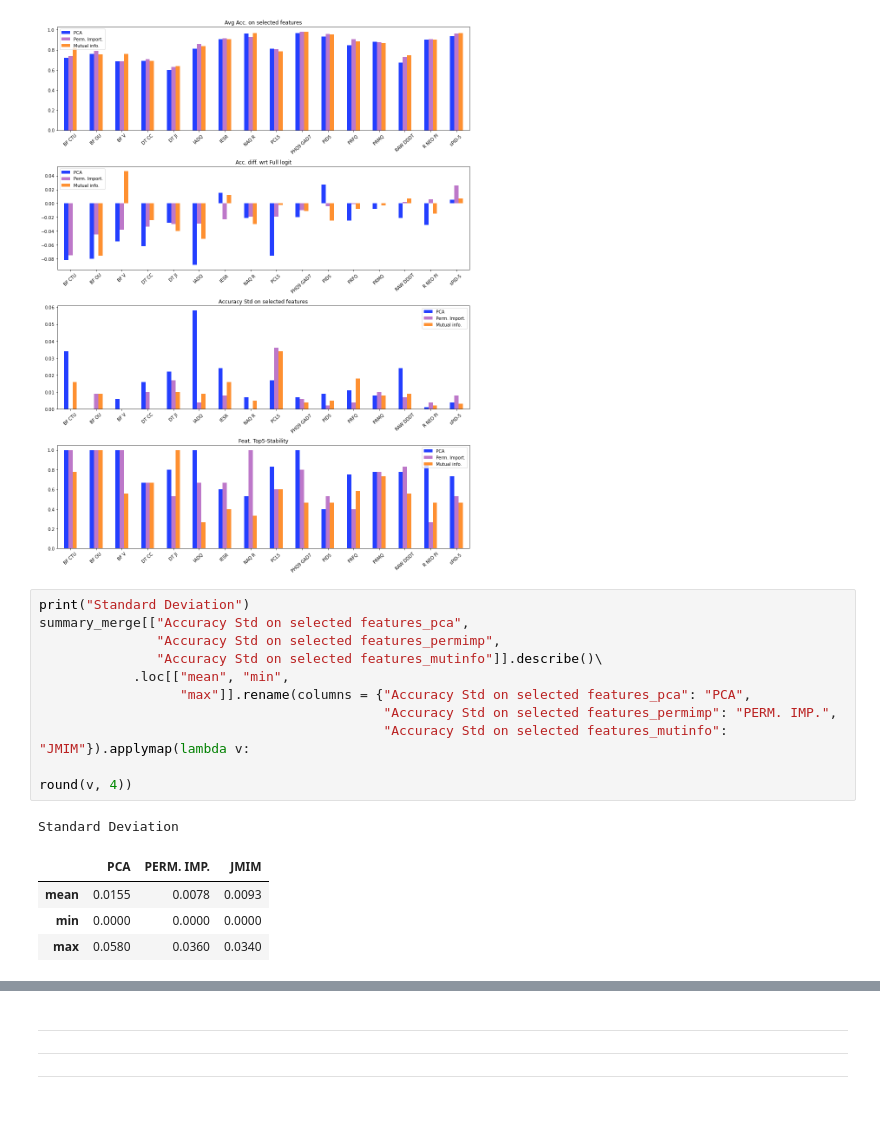
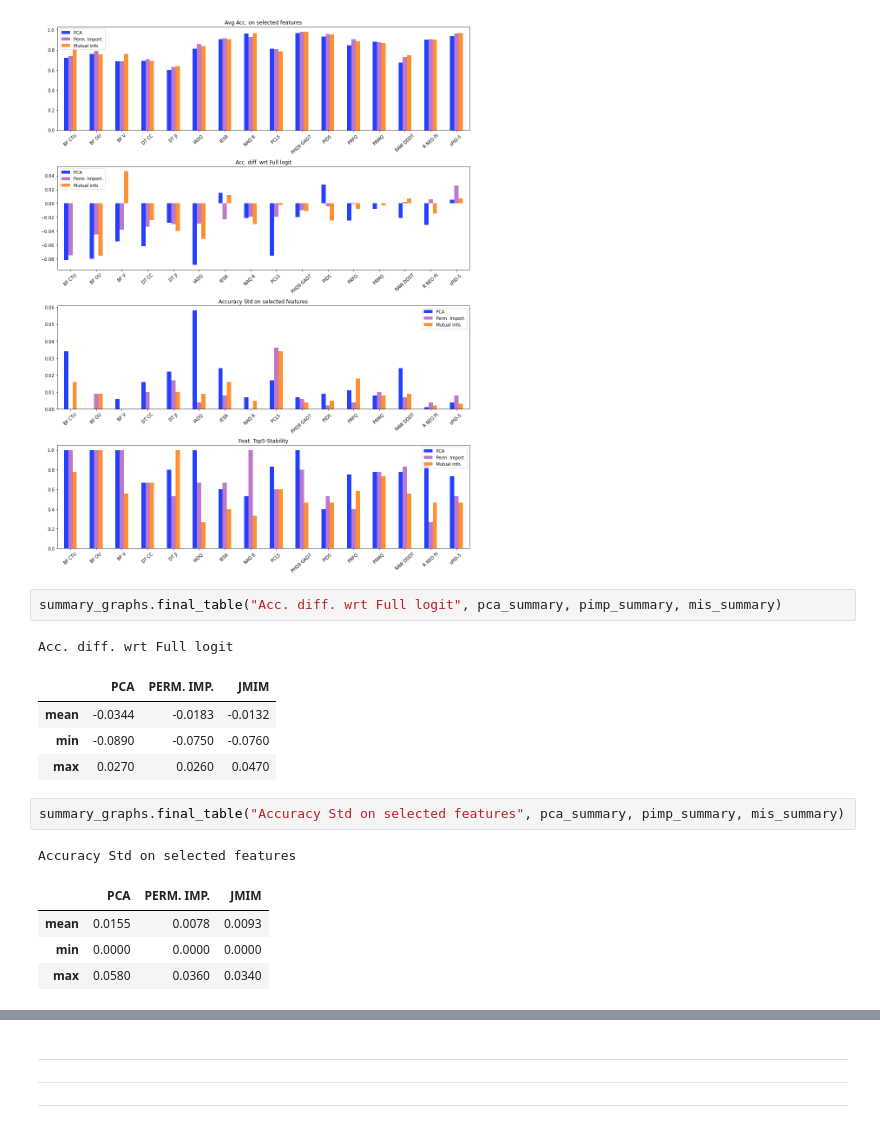
Before and after one commit to MattiaBrocco/Model-agnostic-feature-selection, a Jupyter notebook: Brocco_Gianfrate_Roveroni_Tesser.ipynb, the cells around one changed output, grey strips where cells are left out. Saved outputs shown, nothing was run; the diff lists cells and outputs as text.

```diff
--- a/Brocco_Gianfrate_Roveroni_Tesser.ipynb
+++ b/Brocco_Gianfrate_Roveroni_Tesser.ipynb
@@ -1175,18 +1129,18 @@ evaluation.lasso_benchmark(mis_datasets)
 summary_graphs.approaches_comparison(pca_summary, pimp_summary, mis_summary, save = True)
 # %% [output]
 [figure]
+# %%
+summary_graphs.final_table("Acc. diff. wrt Full logit", pca_summary, pimp_summary, mis_summary)
+# %% [output]
+Acc. diff. wrt Full logit
+|  | PCA | PERM. IMP. | JMIM |
+| mean | -0.0344 | -0.0183 | -0.0132 |
+| min | -0.0890 | -0.0750 | -0.0760 |
+| max | 0.0270 | 0.0260 | 0.0470 |
 # %%
-print("Standard Deviation")
-summary_merge[["Accuracy Std on selected features_pca",
-               "Accuracy Std on selected features_permimp",
-               "Accuracy Std on selected features_mutinfo"]].describe()\
-            .loc[["mean", "min",
-                  "max"]].rename(columns = {"Accuracy Std on selected features_pca": "PCA",
-                                            "Accuracy Std on selected features_permimp": "PERM. IMP.",
-                                            "Accuracy Std on selected features_mutinfo": "JMIM"}).applymap(lambda v:
-                                                                                                           round(v, 4))
+summary_graphs.final_table("Accuracy Std on selected features", pca_summary, pimp_summary, mis_summary)
 # %% [output]
-Standard Deviation
+Accuracy Std on selected features
 |  | PCA | PERM. IMP. | JMIM |
 | mean | 0.0155 | 0.0078 | 0.0093 |
 | min | 0.0000 | 0.0000 | 0.0000 |
```
Also changed, not shown: parts of 16 cells of this notebook, 1 other file.
